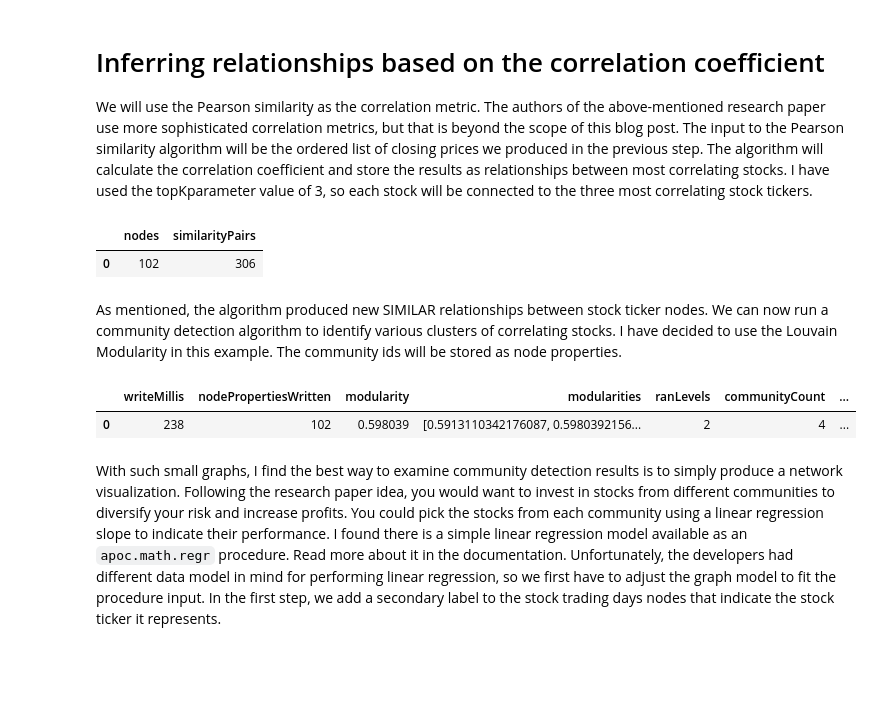
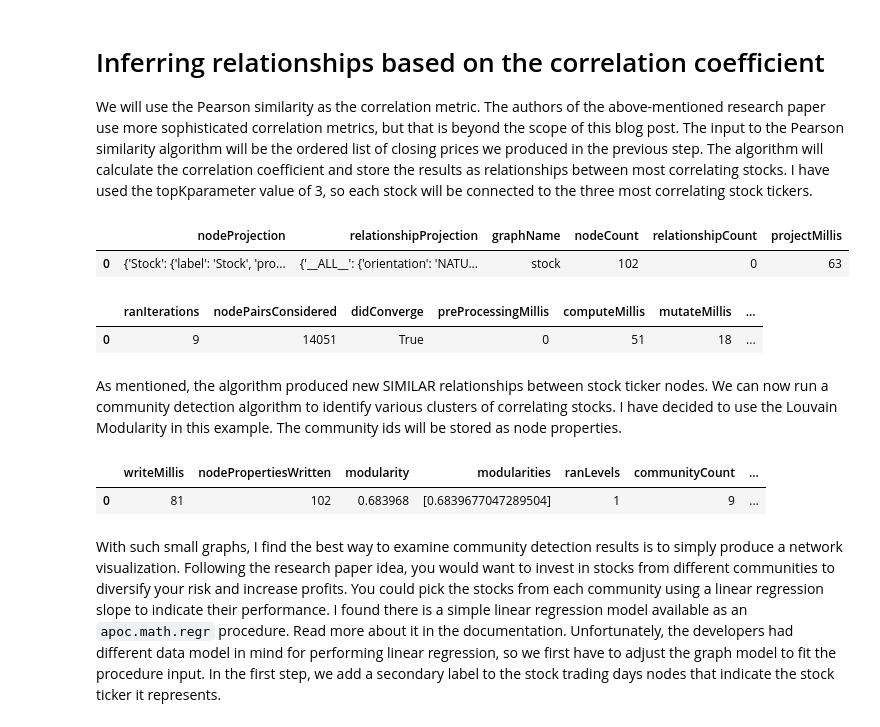
Before and after one commit to tomasonjo/blogs, a Jupyter notebook: stock_diversity/Stock diversification analysis.ipynb, the cells around one changed output. Drawn from its saved outputs; the diff is of its cells as text; code cells hidden in the pictures; blank space fills up the shorter version.

```diff
--- a/stock_diversity/Stock diversification analysis.ipynb
+++ b/stock_diversity/Stock diversification analysis.ipynb
@@ -10,9 +28,9 @@ Each stock ticker will be represented as a separate node. We will store the pric
 # Define Neo4j connections
 import pandas as pd
 from neo4j import GraphDatabase
-host = 'bolt://44.192.98.23:7687'
+host = 'bolt://3.235.2.228:7687'
 user = 'neo4j'
-password = 'circulations-bypass-bottoms'
+password = 'seats-drunks-carbon'
 driver = GraphDatabase.driver(host,auth=(user, password))
 
 def run_query(query):
@@ -47,36 +65,34 @@ RETURN distinct 'done' AS result
 # %% [markdown]
 # Inferring relationships based on the correlation coefficient
 We will use the Pearson similarity as the correlation metric. The authors of the above-mentioned research paper use more sophisticated correlation metrics, but that is beyond the scope of this blog post. The input to the Pearson similarity algorithm will be the ordered list of closing prices we produced in the previous step. The algorithm will calculate the correlation coefficient and store the results as relationships between most correlating stocks. I have used the topKparameter value of 3, so each stock will be connected to the three most correlating stock tickers.
-# %%
-run_query("""
-MATCH (s:Stock)
-WITH {item:id(s), weights: s.close_array} AS stockData
-WITH collect(stockData) AS input
-CALL gds.alpha.similarity.pearson.write({
-  data: input,
-  topK: 3,
-  similarityCutoff: 0.2
-})
-YIELD nodes, similarityPairs
-RETURN nodes, similarityPairs
-""")
-# %% [output]
-|  | nodes | similarityPairs |
-| 0 | 102 | 306 |
+# %%
+run_query("""
+CALL gds.graph.project('stock', 'Stock', '*', {nodeProperties:['close_array']})
+""")
+# %% [output]
+|  | nodeProjection | relationshipProjection | graphName | nodeCount | relationshipCount | projectMillis |
+| 0 | {'Stock': {'label': 'Stock', 'pro... | {'__ALL__': {'orientation': 'NATU... | stock | 102 | 0 | 63 |
+# %%
+run_query("""
+CALL gds.knn.mutate('stock',
+  {nodeProperties:'close_array', topK:3, similarityCutoff: 0.2, mutateProperty:'score', mutateRelationshipType:'SIMILAR'})
+""")
+# %% [output]
+|  | ranIterations | nodePairsConsidered | didConverge | preProcessingMillis | computeMillis | mutateMillis | ... |
+| 0 | 9 | 14051 | True | 0 | 51 | 18 | ... |
 # %% [markdown]
 As mentioned, the algorithm produced new SIMILAR relationships between stock ticker nodes.
 We can now run a community detection algorithm to identify various clusters of correlating stocks. I have decided to use the Louvain Modularity in this example. The community ids will be stored as node properties.
 # %%
 run_query("""
-CALL gds.louvain.write({
-  nodeProjection:'Stock',
-  relationshipProjection:'SIMILAR',
+CALL gds.louvain.write('stock', {
+  relationshipTypes:['SIMILAR'],
   writeProperty:'louvain'
 })
 """)
 # %% [output]
 |  | writeMillis | nodePropertiesWritten | modularity | modularities | ranLevels | communityCount | ... |
-| 0 | 238 | 102 | 0.598039 | [0.5913110342176087, 0.5980392156... | 2 | 4 | ... |
+| 0 | 81 | 102 | 0.683968 | [0.6839677047289504] | 1 | 9 | ... |
 # %% [markdown]
 With such small graphs, I find the best way to examine community detection results is to simply produce a network visualization. Following the research paper idea, you would want to invest in stocks from different communities to diversify your risk and increase profits. You could pick the stocks from each community using a linear regression slope to indicate their performance. I found there is a simple linear regression model available as an `apoc.math.regr` procedure. Read more about it in the documentation. Unfortunately, the developers had different data model in mind for performing linear regression, so we first have to adjust the graph model to fit the procedure input. In the first step, we add a secondary label to the stock trading days nodes that indicate the stock ticker it represents.
 # %%
```
Also changed, not shown: parts of 4 cells of this notebook.
